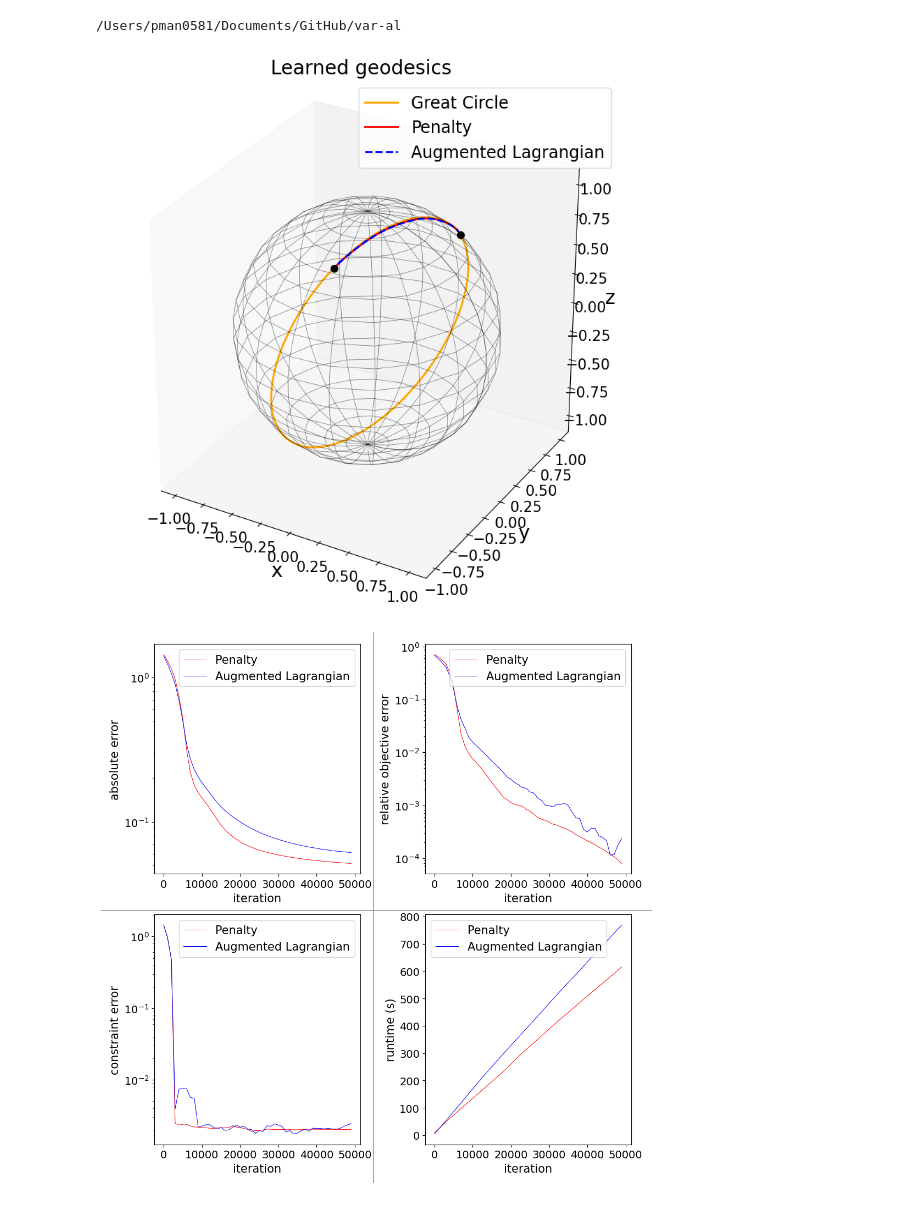
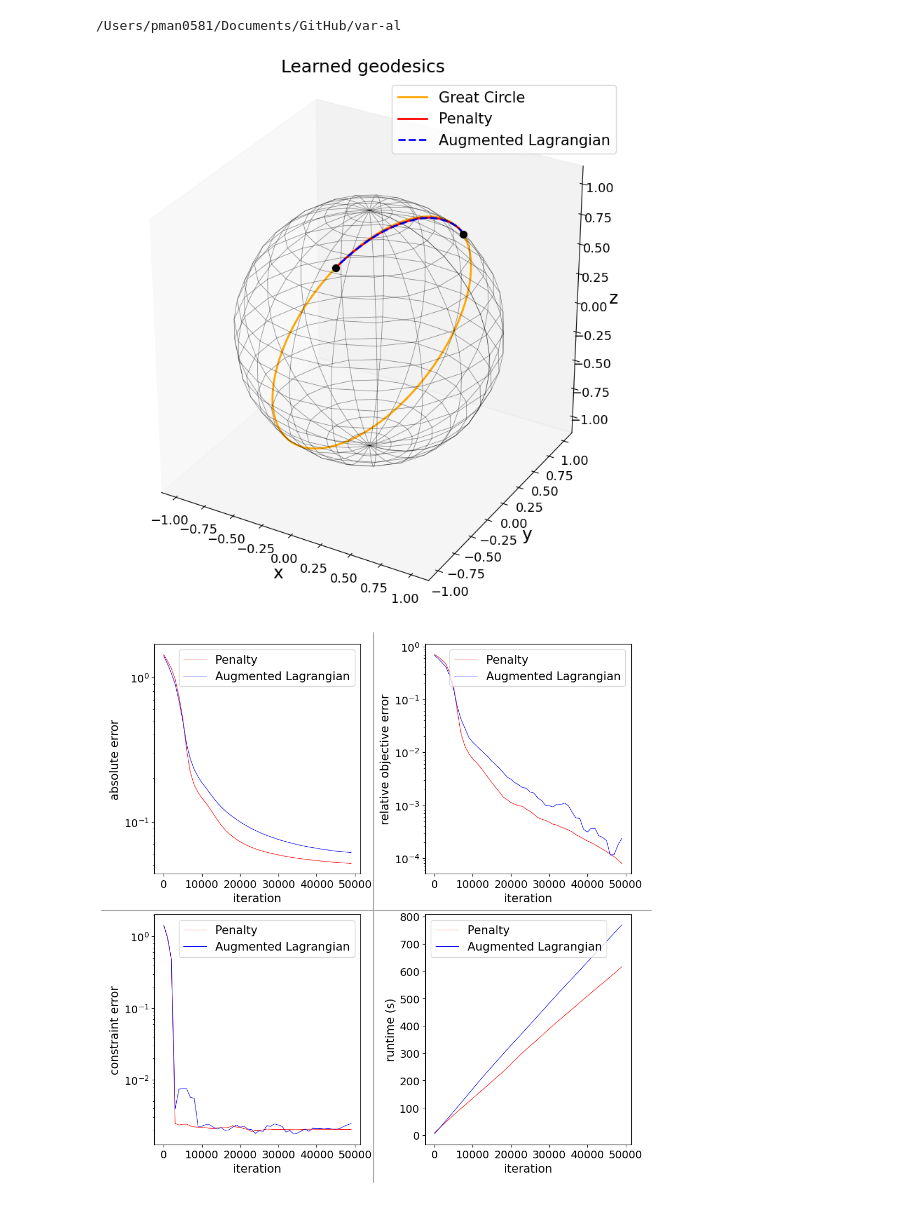
Before and after one commit to pinakm9/var-al, a Jupyter notebook: plotters/sphere-geodesic.ipynb, the cells around one changed output. Saved outputs shown, nothing was run; the diff lists cells and outputs as text; code cells hidden in the pictures.

```diff
--- a/plotters/sphere-geodesic.ipynb
+++ b/plotters/sphere-geodesic.ipynb
@@ -79,7 +79,7 @@ net_p.load_weights('{}/{}'.format(save_folder, net_p.name)).expect_partial()
 # net_al.load_weights('../data/helicoid-al/{}'.format(net_al.name)).expect_partial()
 
 # set up plotting parameters
-scale = 5
+scale = 3
 xlabel_size = ylabel_size = 15 + scale
 tick_size = 10 + scale
 legend_size = 15 + scale
@@ -168,34 +168,34 @@ t = np.linspace(theta_0, theta_1, num=100, endpoint=True).astype(DTYPE)
 phi = net_p(t.reshape(-1, 1)).numpy().flatten()
 ax_p.plot(np.sin(t)*np.cos(phi), np.sin(t)*np.sin(phi), np.cos(t), color='red', linewidth=2., label='Penalty')
 
 
 # # plot AL solution
 net_al = LSTMForgetNet(50, 3, DTYPE, name="sphere-geodesic")
 net_al.load_weights('{}-al/{}'.format(save_folder, net_p.name)).expect_partial()
 t = np.linspace(theta_0, theta_1, num=100, endpoint=True).astype(DTYPE)
 phi = net_al(t.reshape(-1, 1)).numpy().flatten()
 ax_p.plot(np.sin(t)*np.cos(phi), np.sin(t)*np.sin(phi), np.cos(t), color='blue', linewidth=2.,\
           linestyle='dashed', label='Augmented Lagrangian')
 
 
 
 # plot sphere
 p0 = np.linspace(0., 2.*np.pi, num=resolution, endpoint=True).astype(DTYPE)
 t0 = np.linspace(0., np.pi, num=resolution, endpoint=True).astype(DTYPE)
 p0, t0 = np.meshgrid(p0, t0)
 c, s = np.cos(t0), np.sin(t0)
 xs, ys, zs = s*np.cos(p0), s*np.sin(p0), c
 ax_p.set_box_aspect((np.ptp(xs), np.ptp(ys), np.ptp(zs)))
 ax_p.plot_wireframe(xs, ys, zs, color='black', alpha=0.5, linewidth=0.5)
 ax_p.grid(False)
 
 
 ax_p.legend(fontsize=legend_size-3)
 fig.tight_layout()
 plt.savefig('{}.png'.format(filename), dpi=300)
 plt.show()
 # %% [output]
-[figure, old version]
+[figure, new version]
 # %%
 def smooth(y, k):
     y_smooth = savgol_filter(y, 5, k)
```
Also changed, not shown: parts of 1 cell of this notebook, 1 other file.
